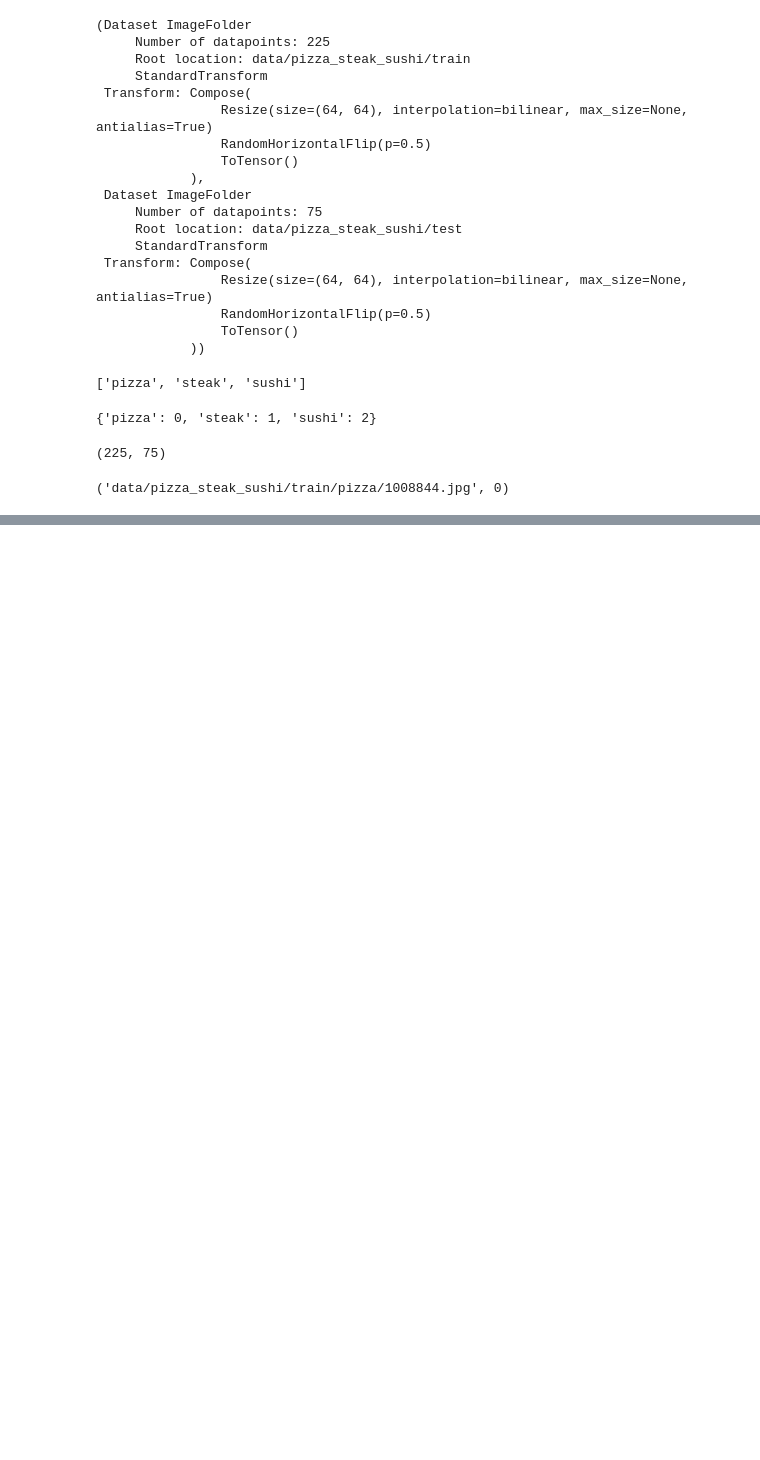
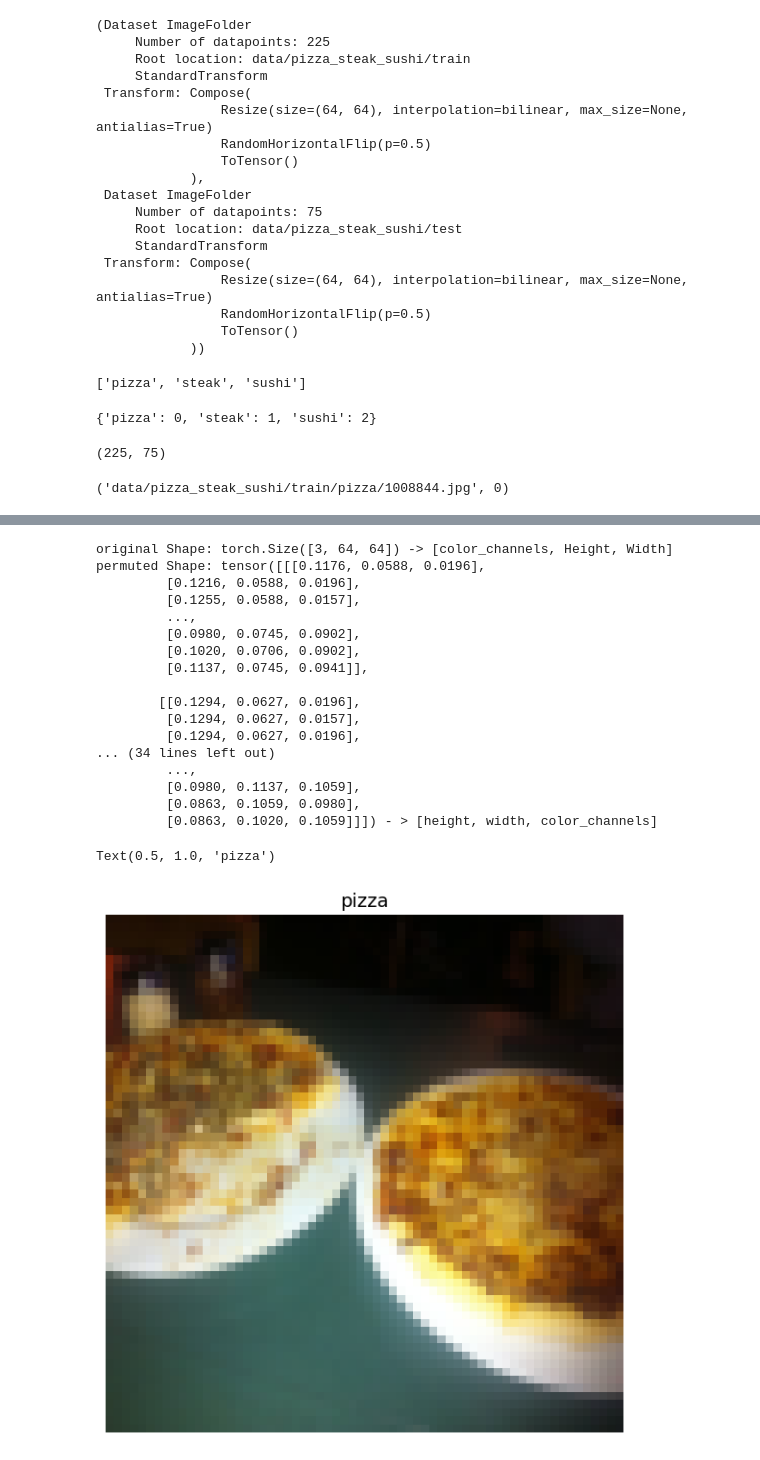
Before and after one commit to Kazim0071/Deep-Learning-with-PyTorch, a Jupyter notebook: 04_pytorch_custom_datasets.ipynb, the cells around one changed output, grey strips where cells are left out. Drawn from its saved outputs; the diff is of its cells as text; code cells hidden in the pictures; blank space fills up the shorter version.

```diff
--- a/04_pytorch_custom_datasets.ipynb
+++ b/04_pytorch_custom_datasets.ipynb
@@ -312,0 +333,9 @@ train_data.samples[0]
+# %%
+# Index on the train_data Dataset to get a single image and label
+img, label = train_data[0][0], train_data[0][1]
+
+print(f"Image tensor:\n {img}")
+print(f"Image SHape: {img.shape}")
+print(f"Image datatype: {img.dtype}")
+print(f"Image label: {label}")
+print(f"Label datatype: {type(label)}")
@@ -312,0 +360,33 @@ train_data.samples[0]
+# %%
+# Rearrage the order dimensions
+img_premute = img.permute(1, 2, 0)
+
+# Print out different shapes
+print(f"original Shape: {img.shape} -> [color_channels, Height, Width]")
+print(f"permuted Shape: {img_premute} - > [height, width, color_channels]")
+
+# Plot the image
+plt.figure(figsize=(10, 7))
+plt.imshow(img_premute)
+plt.axis("off")
+plt.title(class_names[label], fontsize=14)
+# %% [output]
+original Shape: torch.Size([3, 64, 64]) -> [color_channels, Height, Width]
+permuted Shape: tensor([[[0.1176, 0.0588, 0.0196],
+         [0.1216, 0.0588, 0.0196],
+         [0.1255, 0.0588, 0.0157],
+         ...,
+         [0.0980, 0.0745, 0.0902],
+         [0.1020, 0.0706, 0.0902],
+         [0.1137, 0.0745, 0.0941]],
+
+        [[0.1294, 0.0627, 0.0196],
+         [0.1294, 0.0627, 0.0157],
+         [0.1294, 0.0627, 0.0196],
+... (34 lines left out)
+         ...,
+         [0.0980, 0.1137, 0.1059],
+         [0.0863, 0.1059, 0.0980],
+         [0.0863, 0.1020, 0.1059]]]) - > [height, width, color_channels]
+Text(0.5, 1.0, 'pizza')
+[figure, added]
```
Also changed, not shown: parts of 3 cells of this notebook.
